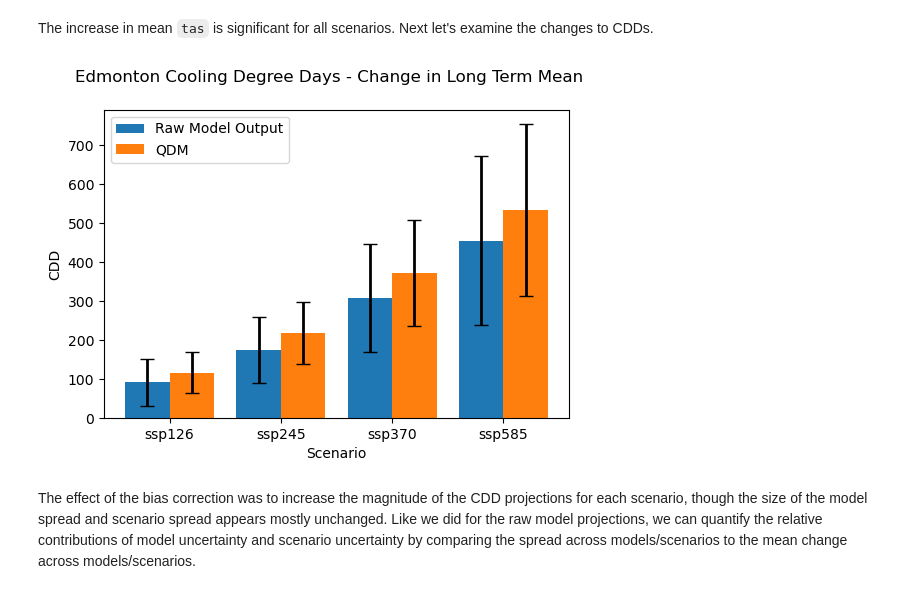
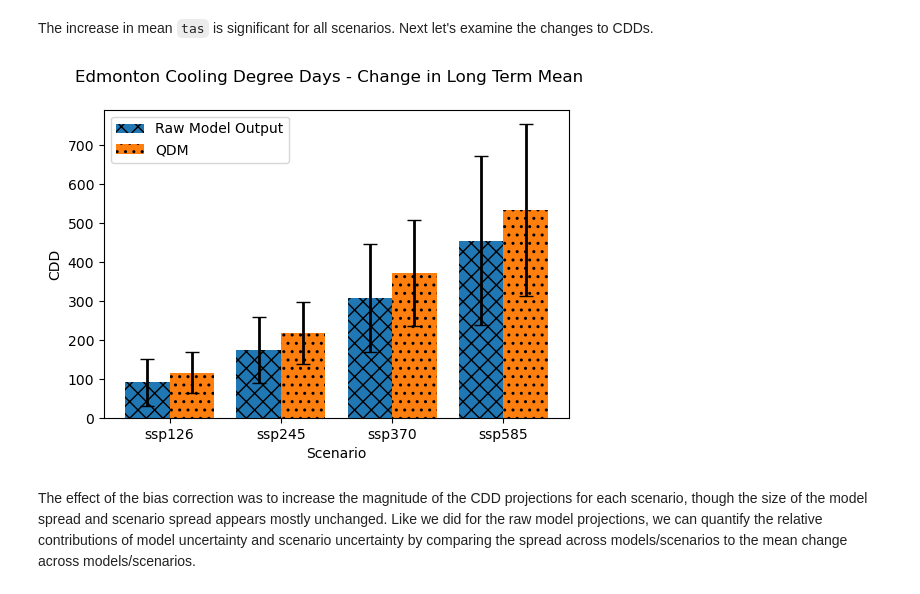
Before and after one commit to mikemorris12/UTCDW_Guidebook, a Jupyter notebook: _build/html/_sources/Chapter6/section6.3_station_1D_example_multiscen.ipynb, the cells around one changed output. Saved outputs shown, nothing was run; the diff lists cells and outputs as text; code cells hidden in the pictures.

Commit message:
completed multi-scenario example

```diff
--- a/_build/html/_sources/Chapter6/section6.3_station_1D_example_multiscen.ipynb
+++ b/_build/html/_sources/Chapter6/section6.3_station_1D_example_multiscen.ipynb
@@ -202,7 +211,7 @@ def get_and_process_data(catalog_df, model, scenario, gcs, lat, lon, years):
     tas_loc = tas_loc - 273.15
     return tas_loc.compute()
 # %%
-def download_data_multimodel_multiscen(catalog_df, models, scenarios,
+def download_data_multimodel_multiscen(catalog_df, gcs, models, scenarios,
                                        stn_lat, stn_lon,
                                        years_hist, years_future):
 
@@ -257,8 +266,9 @@ fout_future = 'data_files/tas.cmip6.daily.ssp1235.2070-2100.edmonton.nc'
 
 # use the function to download the data, this may take a few minutes to run
 if (not os.path.exists(fout_hist)) or (not os.path.exists(fout_future)):
-    download_data_multimodel_multiscen(df_search_mm_onemember, models, scenarios,
-                                      stn_lat, stn_lon, years_hist, years_future)
+    ds_ens_hist_raw, ds_ens_future_raw = download_data_multimodel_multiscen(df_search_mm_onemember, gcs, models,
+                                                                            scenarios, stn_lat, stn_lon,
+                                                                            years_hist, years_future)
 
     # write the data to output files
     ds_ens_hist_raw.to_netcdf(fout_hist)
@@ -521,33 +531,41 @@ cdds_qdm_delta_stdev = cdds_qdm_delta.std('model')
 # %%
 # plot changes to CDDs from QDM data AND raw model data, next to each other
 fig, ax = plt.subplots(figsize = (6, 4), sharex = True, sharey = True)
 fig.suptitle("Edmonton Cooling Degree Days - Change in Long Term Mean")
 
+# dummy x-axis values, which will be replaced by the scenario names later on.
+# we need to use these in order to have the bars for the two scenarios side-by-side
+# on the same axis
 xx = np.arange(len(scenarios[1:]))
 width = 0.4
 
 # raw model changes
 bars_raw = ax.bar(xx, cdds_mm_delta_raw_ensmean.values, width,
                   yerr = cdds_mm_delta_raw_model_spread.values,
-                  label = "Raw Model Output",
+                   # add hatching to make the two bars differ visually in another way than just the colour.
+                   # this helps make the plots more colorblind-friendly
+                  label = "Raw Model Output", hatch = 'xx',
                   capsize = 5, error_kw = {'ecolor': 'k', 'elinewidth': 2})
 
-# QDM changes
+# QDM changes, plotted immediately to the right of the raw changes for the same scenario
 bars_qdm = ax.bar(xx + width, cdds_qdm_delta_ensmean.values, width,
                   yerr = cdds_qdm_delta_stdev.values,
-                  label = "QDM",
+                  label = "QDM", hatch = '..',
                   capsize = 5, error_kw = {'ecolor': 'k', 'elinewidth': 2})
 
 
+# set up the x-tick labels (scenario names) to be in the middle of the two bars
 ax.set_xticks(xx + width/2)
 ax.set_xticklabels(scenarios[1:])
+
+# axis labels and legend
 ax.set_ylabel('CDD')
 ax.set_xlabel('Scenario')
 ax.legend()
 
 plt.show()
 # %% [output]
-[figure, old version]
+[figure, new version]
 # %% [markdown]
 The effect of the bias correction was to increase the magnitude of the CDD projections for each scenario, though the size of the model spread and scenario spread appears mostly unchanged. Like we did for the raw model projections, we can quantify the relative contributions of model uncertainty and scenario uncertainty by comparing the spread across models/scenarios to the mean change across models/scenarios.
 # %%
```
Also changed, not shown: parts of 2 cells of this notebook, 16 other files.
